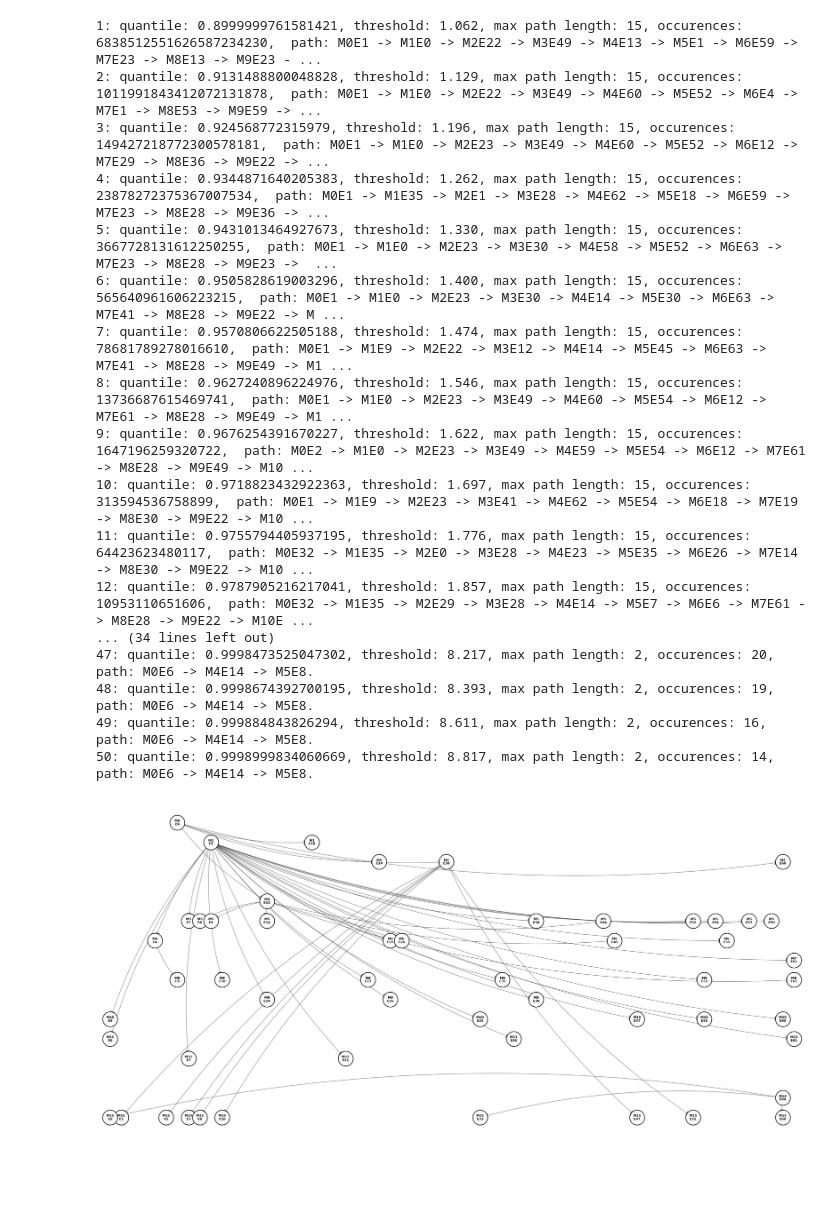
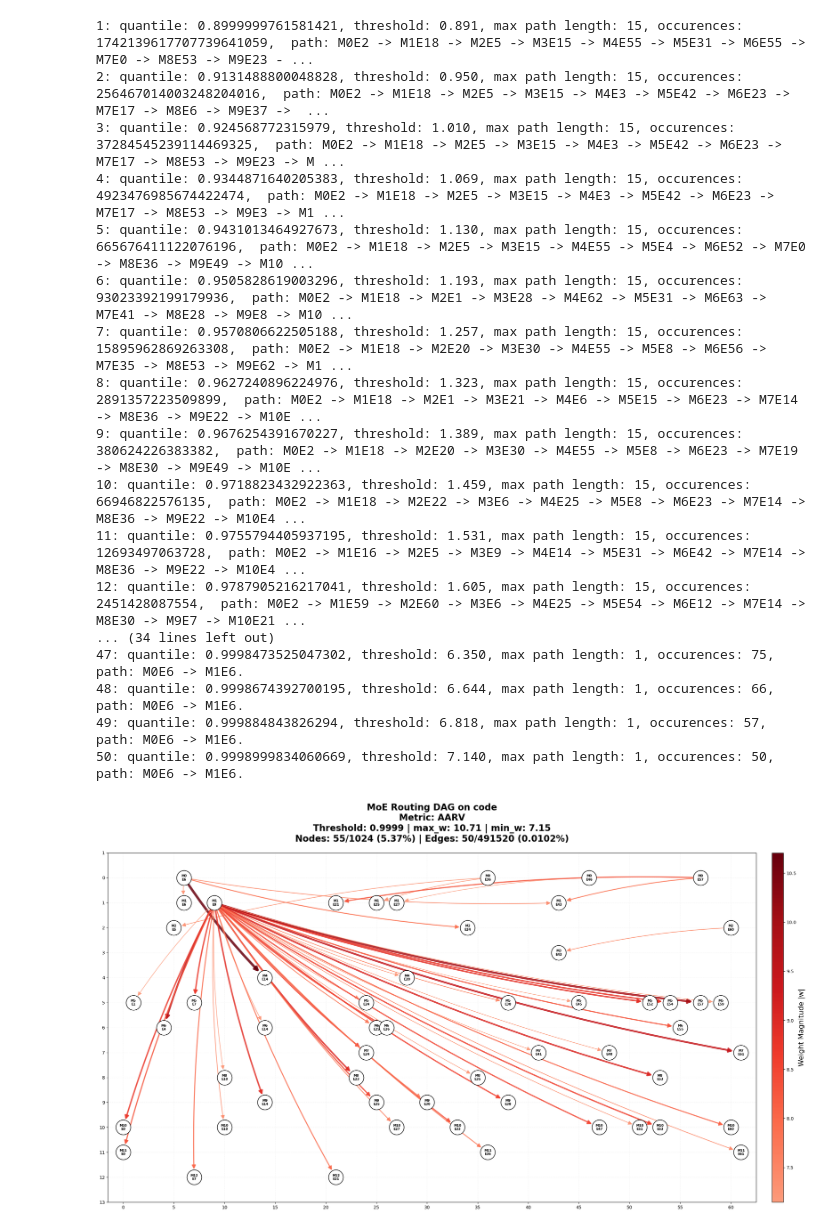
Before and after one commit to Leonard226/MoE_circuits, a Jupyter notebook: experiments/circuits/main.ipynb, the cells around one changed output. Cells and saved outputs as stored; diff of their text form; code cells hidden in the pictures; blank space fills up the shorter version.

```diff
--- a/experiments/circuits/main.ipynb
+++ b/experiments/circuits/main.ipynb
@@ -179,70 +247,49 @@ def path_as_str(path: list) -> str:
 # %%
-from __future__ import annotations
-from pathlib import Path
-
-import yaml, json, os, sys
-
-import numpy as np, matplotlib.pyplot as plt
-import igraph as ig, networkx as nx
-import torch
-
-from collections import deque
-
-ROOT = "/scratch/sleonard/routing_decision"
-sys.path.insert(0, ROOT)
-
-with open(os.path.join(ROOT, "config.yaml")) as f:
-    config = yaml.safe_load(f)
-
-dataset = "c4"
+target = "AARV" # 'APS', 'ANS', 'AVG', 'VAR', 'AARV'
+dataset = "code" # "c4", "math", "code"
 art_dir = os.path.join(config["result_path"], "circuits")
 path = os.path.join(art_dir, f"dag_{dataset}.pt")
 dag = torch.load(path, map_location='cpu')
-print(dag.keys())
 
-
-# quantiles = [0.8, 0.9, 0.95, 0.975, 0.98, 0.985, 0.99, 0.995, 0.9975, 0.999, 0.9999]
-# quantiles = torch.linspace(0, 1, steps=100).tolist()
 quantiles = (1 - torch.logspace(-1, -4, steps=50)).tolist()
-target = "AARV"
 
 threshold_map = get_thresholds(dag=dag, target=target, quantiles=quantiles)
 i = 0
 num_thresholds = len(threshold_map)
 x, y = [], []
 for q, t in threshold_map.items():
     i += 1
     g = tresholding_routing_graph(dag=dag, target=target, threshold=t)
     path, length, nums = max_path_length(g)
     print(f"{i}: quantile: {q}, threshold: {t:.3f}, max path length: {length}, occurences: {nums},  path: {path_as_str(path)}.")
     x.append(t)
     y.append(length)
     if i == num_thresholds:
-        show_layered_expert_graph(g)
+        show_enhanced_layered_graph(g, q, target, dataset)
 
 
 
 plt.plot(x, y, marker='o', linestyle='-', color='b')
 plt.xlabel("Threshold")
 plt.ylabel("Max Path Length")
 plt.grid(True)
 plt.show()
 # %% [output]
-1: quantile: 0.8999999761581421, threshold: 1.062, max path length: 15, occurences: 6838512551626587234230,  path: M0E1 -> M1E0 -> M2E22 -> M3E49 -> M4E13 -> M5E1 -> M6E59 -> M7E23 -> M8E13 -> M9E23 - ...
-2: quantile: 0.9131488800048828, threshold: 1.129, max path length: 15, occurences: 1011991843412072131878,  path: M0E1 -> M1E0 -> M2E22 -> M3E49 -> M4E60 -> M5E52 -> M6E4 -> M7E1 -> M8E53 -> M9E59 -> ...
-3: quantile: 0.924568772315979, threshold: 1.196, max path length: 15, occurences: 149427218772300578181,  path: M0E1 -> M1E0 -> M2E23 -> M3E49 -> M4E60 -> M5E52 -> M6E12 -> M7E29 -> M8E36 -> M9E22 -> ...
-4: quantile: 0.9344871640205383, threshold: 1.262, max path length: 15, occurences: 23878272375367007534,  path: M0E1 -> M1E35 -> M2E1 -> M3E28 -> M4E62 -> M5E18 -> M6E59 -> M7E23 -> M8E28 -> M9E36 -> ...
-5: quantile: 0.9431013464927673, threshold: 1.330, max path length: 15, occurences: 3667728131612250255,  path: M0E1 -> M1E0 -> M2E23 -> M3E30 -> M4E58 -> M5E52 -> M6E63 -> M7E23 -> M8E28 -> M9E23 ->  ...
-6: quantile: 0.9505828619003296, threshold: 1.400, max path length: 15, occurences: 565640961606223215,  path: M0E1 -> M1E0 -> M2E23 -> M3E30 -> M4E14 -> M5E30 -> M6E63 -> M7E41 -> M8E28 -> M9E22 -> M ...
-7: quantile: 0.9570806622505188, threshold: 1.474, max path length: 15, occurences: 78681789278016610,  path: M0E1 -> M1E9 -> M2E22 -> M3E12 -> M4E14 -> M5E45 -> M6E63 -> M7E41 -> M8E28 -> M9E49 -> M1 ...
-8: quantile: 0.9627240896224976, threshold: 1.546, max path length: 15, occurences: 13736687615469741,  path: M0E1 -> M1E0 -> M2E23 -> M3E49 -> M4E60 -> M5E54 -> M6E12 -> M7E61 -> M8E28 -> M9E49 -> M1 ...
-9: quantile: 0.9676254391670227, threshold: 1.622, max path length: 15, occurences: 1647196259320722,  path: M0E2 -> M1E0 -> M2E23 -> M3E49 -> M4E59 -> M5E54 -> M6E12 -> M7E61 -> M8E28 -> M9E49 -> M10 ...
-10: quantile: 0.9718823432922363, threshold: 1.697, max path length: 15, occurences: 313594536758899,  path: M0E1 -> M1E9 -> M2E23 -> M3E41 -> M4E62 -> M5E54 -> M6E18 -> M7E19 -> M8E30 -> M9E22 -> M10 ...
-11: quantile: 0.9755794405937195, threshold: 1.776, max path length: 15, occurences: 64423623480117,  path: M0E32 -> M1E35 -> M2E0 -> M3E28 -> M4E23 -> M5E35 -> M6E26 -> M7E14 -> M8E30 -> M9E22 -> M10 ...
-12: quantile: 0.9787905216217041, threshold: 1.857, max path length: 15, occurences: 10953110651606,  path: M0E32 -> M1E35 -> M2E29 -> M3E28 -> M4E14 -> M5E7 -> M6E6 -> M7E61 -> M8E28 -> M9E22 -> M10E ...
+1: quantile: 0.8999999761581421, threshold: 0.891, max path length: 15, occurences: 1742139617707739641059,  path: M0E2 -> M1E18 -> M2E5 -> M3E15 -> M4E55 -> M5E31 -> M6E55 -> M7E0 -> M8E53 -> M9E23 - ...
+2: quantile: 0.9131488800048828, threshold: 0.950, max path length: 15, occurences: 256467014003248204016,  path: M0E2 -> M1E18 -> M2E5 -> M3E15 -> M4E3 -> M5E42 -> M6E23 -> M7E17 -> M8E6 -> M9E37 ->  ...
+3: quantile: 0.924568772315979, threshold: 1.010, max path length: 15, occurences: 37284545239114469325,  path: M0E2 -> M1E18 -> M2E5 -> M3E15 -> M4E3 -> M5E42 -> M6E23 -> M7E17 -> M8E53 -> M9E23 -> M ...
+4: quantile: 0.9344871640205383, threshold: 1.069, max path length: 15, occurences: 4923476985674422474,  path: M0E2 -> M1E18 -> M2E5 -> M3E15 -> M4E3 -> M5E42 -> M6E23 -> M7E17 -> M8E53 -> M9E3 -> M1 ...
+5: quantile: 0.9431013464927673, threshold: 1.130, max path length: 15, occurences: 665676411122076196,  path: M0E2 -> M1E18 -> M2E5 -> M3E15 -> M4E55 -> M5E4 -> M6E52 -> M7E0 -> M8E36 -> M9E49 -> M10 ...
+6: quantile: 0.9505828619003296, threshold: 1.193, max path length: 15, occurences: 93023392199179936,  path: M0E2 -> M1E18 -> M2E1 -> M3E28 -> M4E62 -> M5E31 -> M6E63 -> M7E41 -> M8E28 -> M9E8 -> M10 ...
+7: quantile: 0.9570806622505188, threshold: 1.257, max path length: 15, occurences: 15895962869263308,  path: M0E2 -> M1E18 -> M2E20 -> M3E30 -> M4E55 -> M5E8 -> M6E56 -> M7E35 -> M8E53 -> M9E62 -> M1 ...
+8: quantile: 0.9627240896224976, threshold: 1.323, max path length: 15, occurences: 2891357223509899,  path: M0E2 -> M1E18 -> M2E1 -> M3E21 -> M4E6 -> M5E15 -> M6E23 -> M7E14 -> M8E36 -> M9E22 -> M10E ...
+9: quantile: 0.9676254391670227, threshold: 1.389, max path length: 15, occurences: 380624226383382,  path: M0E2 -> M1E18 -> M2E20 -> M3E30 -> M4E55 -> M5E8 -> M6E23 -> M7E19 -> M8E30 -> M9E49 -> M10E ...
+10: quantile: 0.9718823432922363, threshold: 1.459, max path length: 15, occurences: 66946822576135,  path: M0E2 -> M1E18 -> M2E22 -> M3E6 -> M4E25 -> M5E8 -> M6E23 -> M7E14 -> M8E36 -> M9E22 -> M10E4 ...
+11: quantile: 0.9755794405937195, threshold: 1.531, max path length: 15, occurences: 12693497063728,  path: M0E2 -> M1E16 -> M2E5 -> M3E9 -> M4E14 -> M5E31 -> M6E42 -> M7E14 -> M8E36 -> M9E22 -> M10E4 ...
+12: quantile: 0.9787905216217041, threshold: 1.605, max path length: 15, occurences: 2451428087554,  path: M0E2 -> M1E59 -> M2E60 -> M3E6 -> M4E25 -> M5E54 -> M6E12 -> M7E14 -> M8E30 -> M9E7 -> M10E21 ...
 ... (34 lines left out)
-47: quantile: 0.9998473525047302, threshold: 8.217, max path length: 2, occurences: 20,  path: M0E6 -> M4E14 -> M5E8.
-48: quantile: 0.9998674392700195, threshold: 8.393, max path length: 2, occurences: 19,  path: M0E6 -> M4E14 -> M5E8.
-49: quantile: 0.999884843826294, threshold: 8.611, max path length: 2, occurences: 16,  path: M0E6 -> M4E14 -> M5E8.
-50: quantile: 0.9998999834060669, threshold: 8.817, max path length: 2, occurences: 14,  path: M0E6 -> M4E14 -> M5E8.
+47: quantile: 0.9998473525047302, threshold: 6.350, max path length: 1, occurences: 75,  path: M0E6 -> M1E6.
+48: quantile: 0.9998674392700195, threshold: 6.644, max path length: 1, occurences: 66,  path: M0E6 -> M1E6.
+49: quantile: 0.999884843826294, threshold: 6.818, max path length: 1, occurences: 57,  path: M0E6 -> M1E6.
+50: quantile: 0.9998999834060669, threshold: 7.140, max path length: 1, occurences: 50,  path: M0E6 -> M1E6.
-[figure, old version]
+[figure, new version]
```
Also changed, not shown: parts of 5 cells of this notebook, 1 other file.
